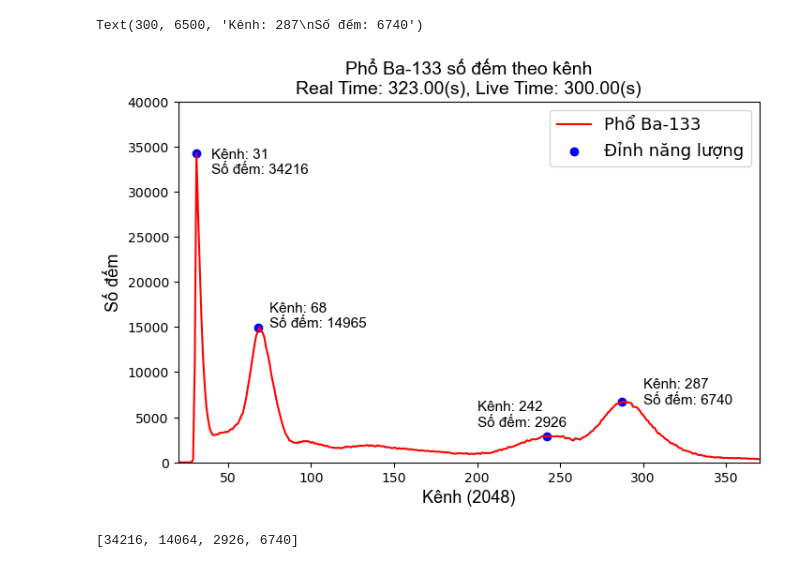
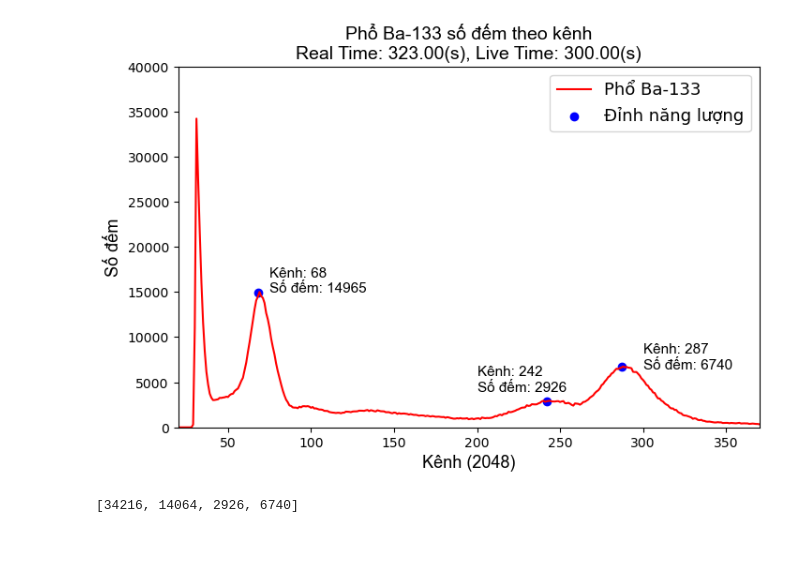
Before and after one commit to danganminh/Data, a Jupyter notebook: UpLoadGitHub/FinalThucTap1.ipynb, the cells around one changed output. Cells and saved outputs as stored; diff of their text form; code cells hidden in the pictures.

```diff
--- a/UpLoadGitHub/FinalThucTap1.ipynb
+++ b/UpLoadGitHub/FinalThucTap1.ipynb
@@ -6,34 +6,34 @@ import os
 # %%
 plt.figure(figsize=[8, 5])
 
 ba_133 = pd.read_excel('Ba-133.xlsx')
 
 y_ba = (ba_133['Ba-133'][0:] /278) *300
 x_ba = np.linspace(1, len(y_ba), len(y_ba))
 
 plt.plot(x_ba, y_ba, color='red', label='Phổ Ba-133')
 plt.xlim([20, 370])
 plt.ylim([0, 40000])
 
 
 # Peaks
-counts_ba = [34216, 14064+900, 2926, 6740]
-ch_ba = [30+1, 66+2, 242, 287]
+counts_ba = [14064+900, 2926, 6740]
+ch_ba = [66+2, 242, 287]
 
 plt.scatter(ch_ba, counts_ba, color='blue', label='Đỉnh năng lượng')
 
 plt.title('Phổ Ba-133 số đếm theo kênh' + '\n' + 'Real Time: 323.00(s), Live Time: 300.00(s)', fontname='arial', fontsize=14)
 plt.xlabel('Kênh (2048)', fontname='arial', fontsize=13)
 plt.ylabel('Số đếm', fontname='arial', fontsize=13)
 plt.legend(fontsize=13)
 
-plt.text(40, 32000, 'Kênh: 31' + '\n' + 'Số đếm: 34216', fontname='arial', fontsize=11)
 plt.text(75, 14064+900, 'Kênh: 68' + '\n' + 'Số đếm: 14965', fontname='arial', fontsize=11)
 plt.text(200, 4000, 'Kênh: 242' + '\n' + 'Số đếm: 2926', fontname='arial', fontsize=11)
 plt.text(300, 6500, 'Kênh: 287' + '\n' + 'Số đếm: 6740', fontname='arial', fontsize=11)
+
+#plt.savefig('Ba-133-Plot_cn.png', dpi=300)
 # %% [output]
-Text(300, 6500, 'Kênh: 287\nSố đếm: 6740')
-[figure, old version]
+[figure, new version]
 # %%
 ch_ba = [30, 66, 242, 287]
 def counst():
```
Also changed, not shown: parts of 8 cells of this notebook.
